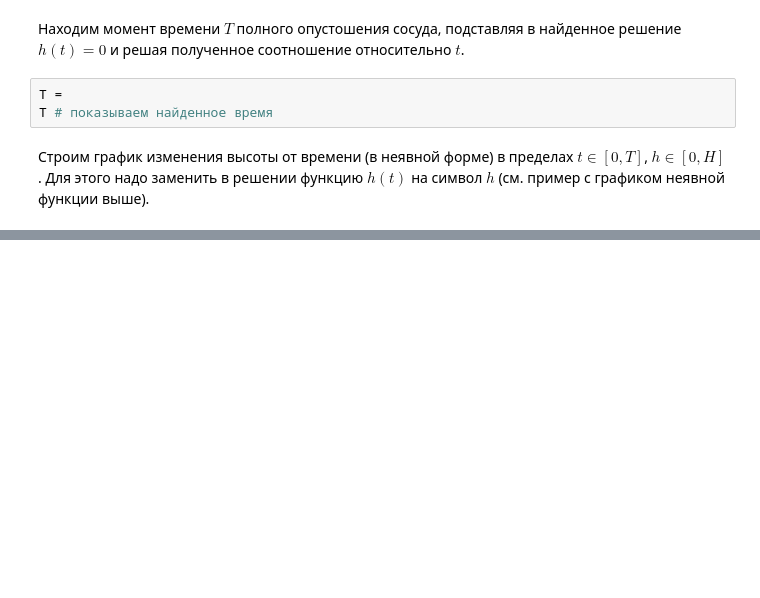
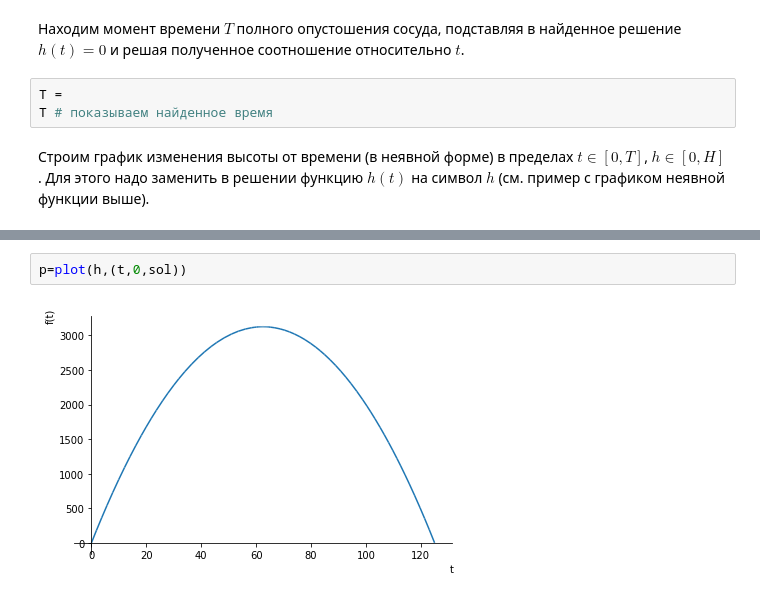
Before and after one commit to comrade-pavel-sergeevich/de2, a Jupyter notebook: 02prac.ipynb, the cells around one changed output, grey strips where cells are left out. Cells and saved outputs as stored; diff of their text form; blank space fills up the shorter version.

```diff
--- a/02prac.ipynb
+++ b/02prac.ipynb
@@ -237,0 +273,4 @@ T # показываем найденное время
+# %%
+p=plot(h,(t,0,sol))
+# %% [output]
+[figure, added]
```
Also changed, not shown: parts of 6 cells of this notebook.
